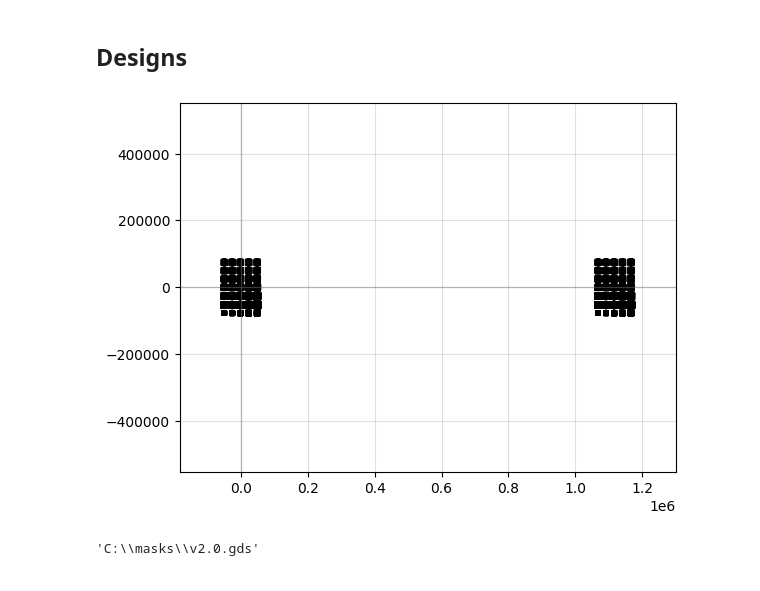
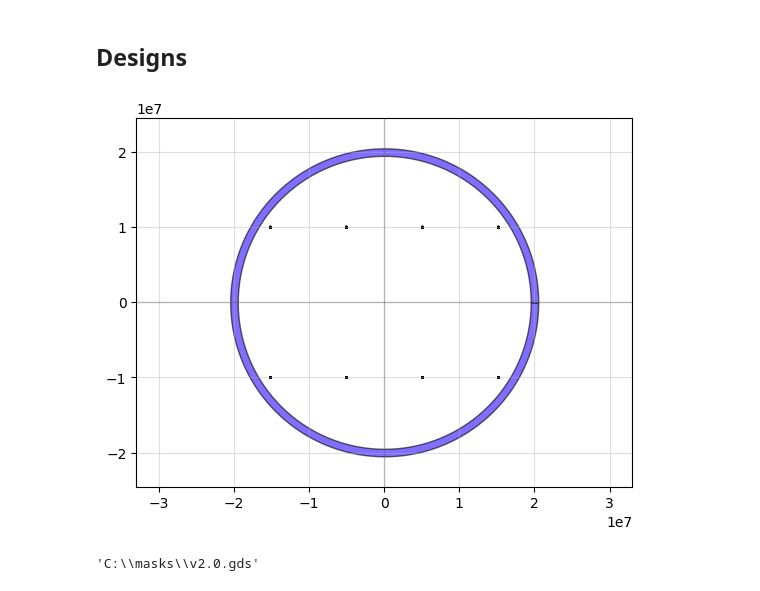
Before and after one commit to angamupa/ASI-masks, a Jupyter notebook: ASI-masks_v2.0.ipynb, the cells around one changed output. Saved outputs shown, nothing was run; the diff lists cells and outputs as text; code cells hidden in the pictures.

```diff
--- a/ASI-masks_v2.0.ipynb
+++ b/ASI-masks_v2.0.ipynb
@@ -19,6 +19,7 @@ l_layers=2
 l_grid = 3
 l_design = 4
 l_2 = 5
+l_wafer=1
 # %% [markdown]
 ## Functions
 # %% [markdown]
@@ -161,7 +162,7 @@ def crea_sample(leng, widt, separation, mat_size = (50,50), text_layer=l_layers,
 
     return new_sample
 
-def multi_size_sep(sizes, separations, angle, layer):
+def multi_size_sep(sizes, separations, angle, layer, Title):
     MultiDesign = []
     for s in sizes:
         sLe=s[0]
@@ -172,6 +173,9 @@ def multi_size_sep(sizes, separations, angle, layer):
             MultiDesign.append(sample)
 
     gridded=pg.grid(MultiDesign,spacing=(5e3,5e3),shape=(len(separations),len(sizes)))
+    title=pg.text(Title, size=20e3, justify="center", layer=l_layers,font="Arial")
+    title.movey(gridded.ymax+20e3).movex(gridded.xsize/2)
+    gridded<<title
     gridded.center = (0,0)
 
     return gridded
@@ -183,22 +187,39 @@ Creates a sample with the parameters and label.
 # %%
 #magnet=element(220,80)
 #separation=30
 assemble=Device()
+Final=Device()
 
 angle=45
-sizes=[(880,320), (550,200), (470,170), (330,120), (220,80), (165,60), (110,40)]
+sizes=[(880,320), (550,200), (440,160), (330,120), (220,80), (165,60), (110,40)]
 separations=[15,20,25,30,35]
 
-design_01=multi_size_sep(sizes, separations, angle, l_design)
+wafer=pg.ring(radius=20e6,width=1e6,layer=l_wafer)
+wafer.center = (0,0)
+
+design_01=multi_size_sep(sizes, separations, angle, layer=10, Title="Dose 01")
+design_02=multi_size_sep(sizes, separations, angle, layer=20, Title="Dose 02")
+design_03=multi_size_sep(sizes, separations, angle, layer=30, Title="Dose 03")
+design_04=multi_size_sep(sizes, separations, angle, layer=40, Title="Dose 04")
 assemble << design_01
-assemble << design_01
-assemble.distribute(direction='x', spacing=1e6, separation=True)
+assemble << design_02
+assemble << design_03
+assemble << design_04
+assemble.distribute(direction='x', spacing=5e6, separation=True)
+assemble.center = (0,0)
+assemble.movey(10e6)
+
+assemble2=pg.copy(assemble).movey(-5e6)
+
+Final<<assemble
+Final<<assemble2
+
 #sample=crea_sample(220, 80, 30, (50,50), des_layer=40)
 #sample2=crea_sample(2200, 800, 15, (10,10), des_layer=50)
 
-qp(assemble)
+qp([Final,wafer])
 
-assemble.write_gds(r'C:\masks\v2.0.gds', unit=1e-9, precision=1e-11)
+Final.write_gds(r'C:\masks\v2.0.gds', unit=1e-9, precision=1e-11)
 # %% [output]
-[figure, old version]
+[figure, new version]
 'C:\\masks\\v2.0.gds'
```
